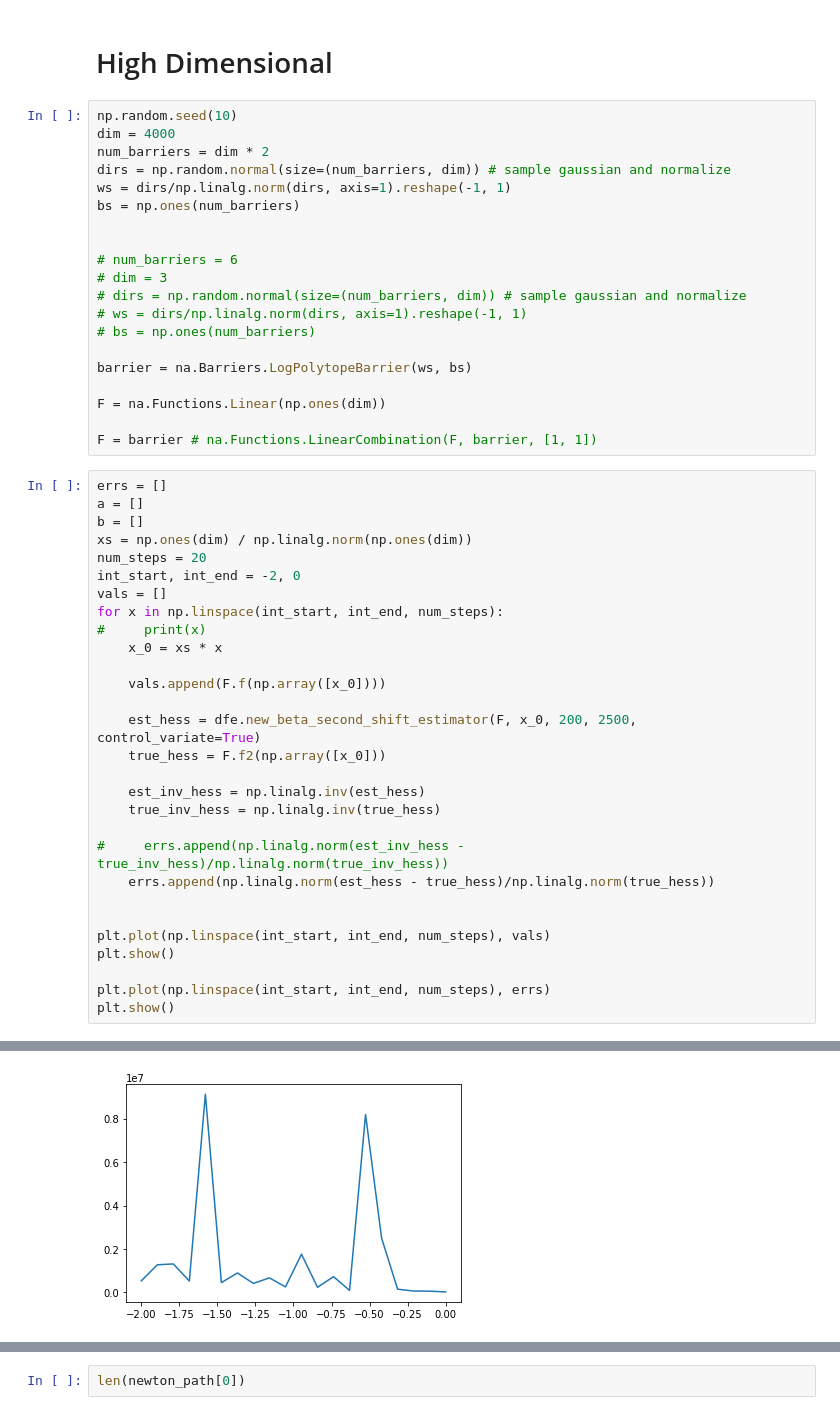
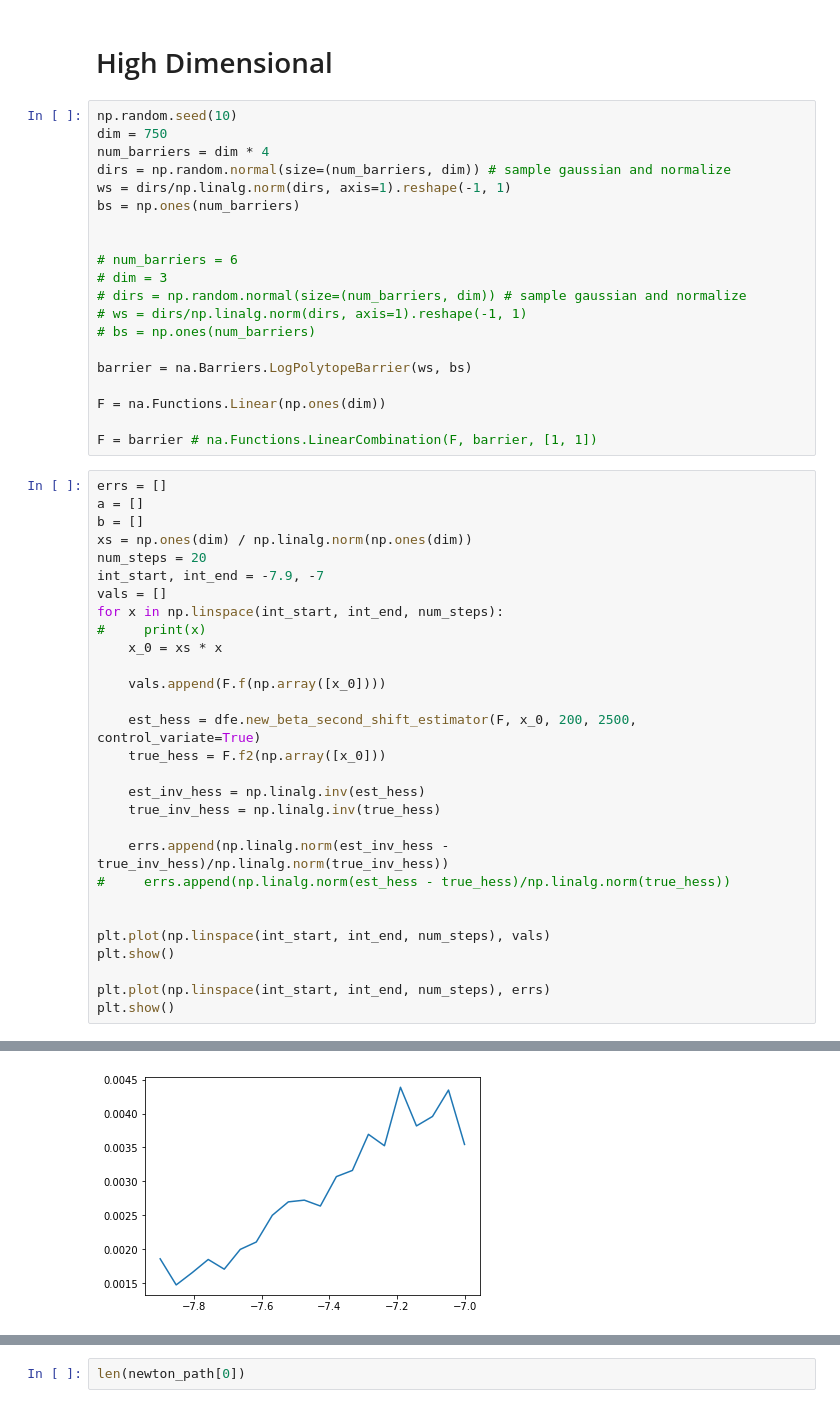
Before and after one commit to daniellengyel/new_adventure, a Jupyter notebook: notebooks/new_shift_est.ipynb, the cells around one changed output, grey strips where cells are left out. Drawn from its saved outputs; the diff is of its cells as text.

```diff
--- a/notebooks/new_shift_est.ipynb
+++ b/notebooks/new_shift_est.ipynb
@@ -98,8 +101,8 @@ plt.plot(b)
 # High Dimensional
 # %%
 np.random.seed(10)
-dim = 4000
-num_barriers = dim * 2
+dim = 750
+num_barriers = dim * 4
 dirs = np.random.normal(size=(num_barriers, dim)) # sample gaussian and normalize
 ws = dirs/np.linalg.norm(dirs, axis=1).reshape(-1, 1)
 bs = np.ones(num_barriers)
@@ -122,7 +125,7 @@ a = []
 b = []
 xs = np.ones(dim) / np.linalg.norm(np.ones(dim))
 num_steps = 20
-int_start, int_end = -2, 0
+int_start, int_end = -7.9, -7
 vals = []
 for x in np.linspace(int_start, int_end, num_steps):
 #     print(x)
@@ -136,8 +139,8 @@ for x in np.linspace(int_start, int_end, num_steps):
     est_inv_hess = np.linalg.inv(est_hess)
     true_inv_hess = np.linalg.inv(true_hess)
 
-#     errs.append(np.linalg.norm(est_inv_hess - true_inv_hess)/np.linalg.norm(true_inv_hess))
-    errs.append(np.linalg.norm(est_hess - true_hess)/np.linalg.norm(true_hess))
+    errs.append(np.linalg.norm(est_inv_hess - true_inv_hess)/np.linalg.norm(true_inv_hess))
+#     errs.append(np.linalg.norm(est_hess - true_hess)/np.linalg.norm(true_hess))
 
 
 plt.plot(np.linspace(int_start, int_end, num_steps), vals)
@@ -150,4 +153,4 @@ plt.show()
-[figure, old version]
+[figure, new version]
 # %%
 x_0 =   newton_path[0][-15][0][0]
 
```
Also changed, not shown: parts of 8 cells of this notebook, 7 other files.
